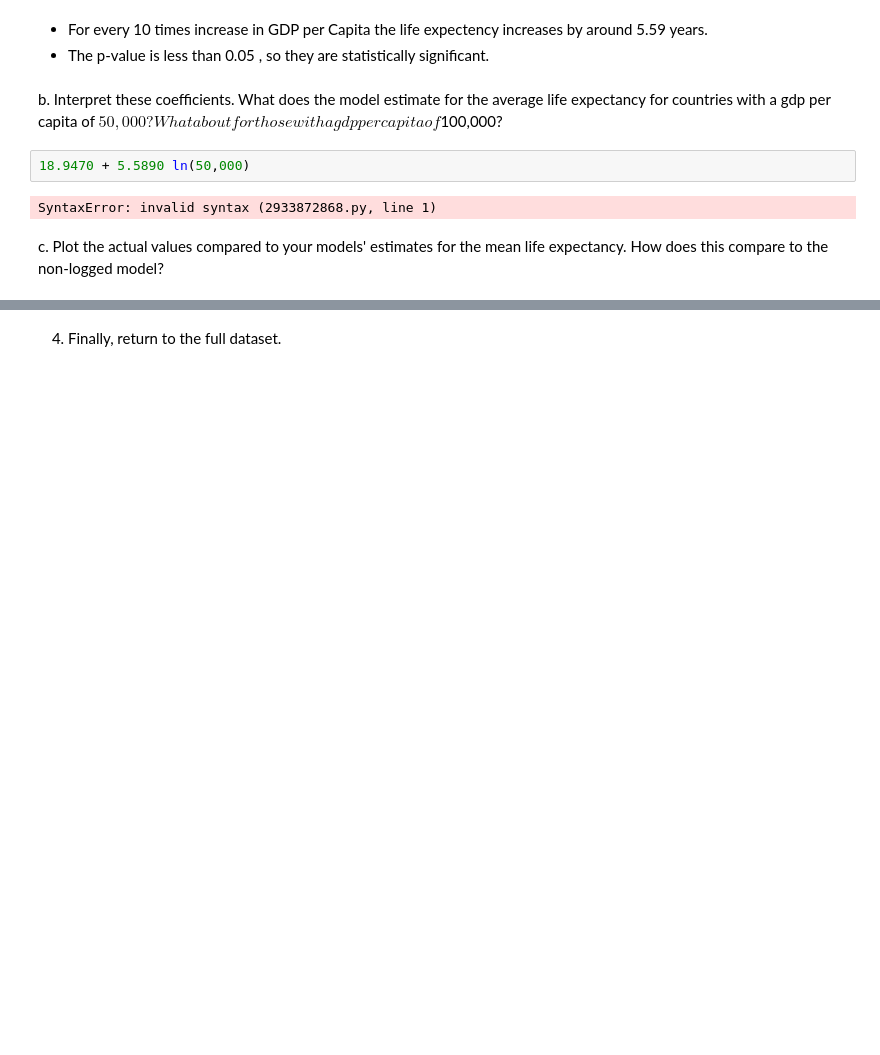
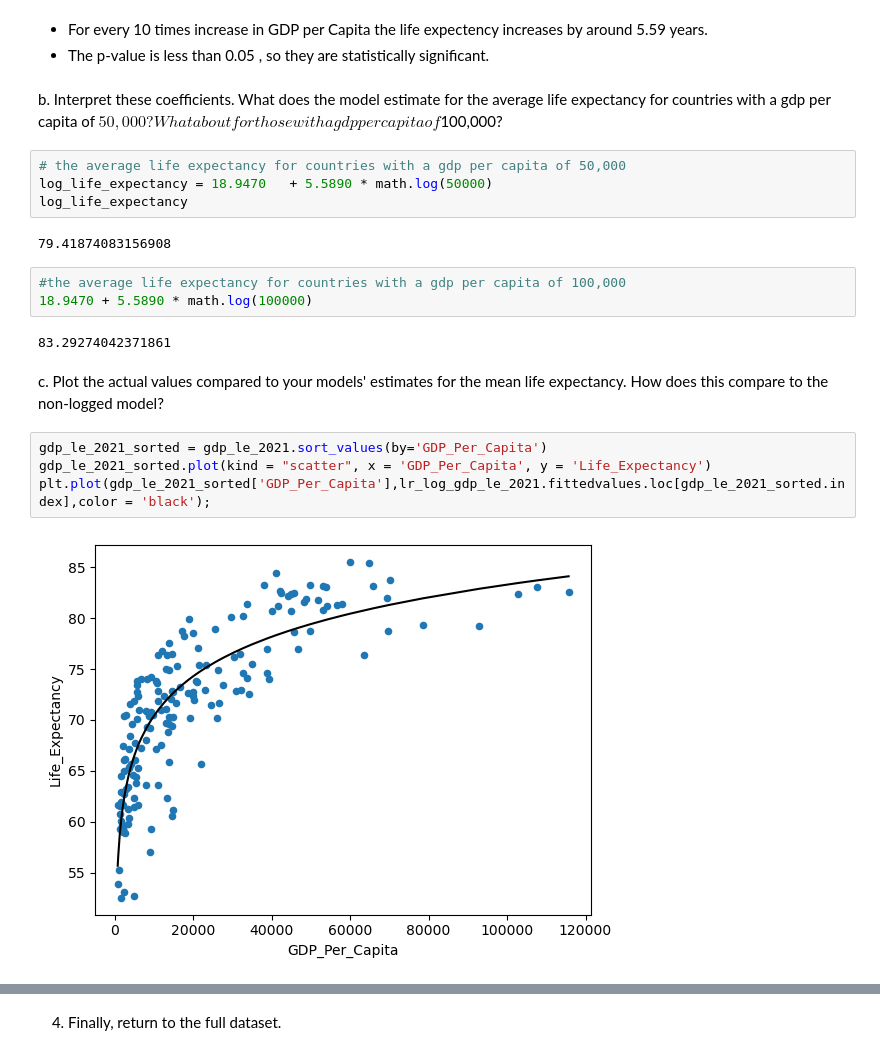
Before and after one commit to nss-data-science-cohort-9/un-linear-regression-ADoddala, a Jupyter notebook: notebooks/linear_regression_practice.ipynb, the cells around one changed output, grey strips where cells are left out. Cells and saved outputs as stored; diff of their text form; blank space fills up the shorter version.

```diff
--- a/notebooks/linear_regression_practice.ipynb
+++ b/notebooks/linear_regression_practice.ipynb
@@ -281,8 +282,21 @@ Notes:
 # %% [markdown]
 b. Interpret these coefficients. What does the model estimate for the average life expectancy for countries with a gdp per capita of $50,000? What about for those with a gdp per capita of $100,000?
 # %%
-18.9470	+ 5.5890 ln(50,000)
+# the average life expectancy for countries with a gdp per capita of 50,000
+log_life_expectancy = 18.9470	+ 5.5890 * math.log(50000)
+log_life_expectancy
 # %% [output]
-SyntaxError: invalid syntax (2933872868.py, line 1)
+79.41874083156908
+# %%
+#the average life expectancy for countries with a gdp per capita of 100,000
+18.9470	+ 5.5890 * math.log(100000)
+# %% [output]
+83.29274042371861
 # %% [markdown]
 c. Plot the actual values compared to your models' estimates for the mean life expectancy. How does this compare to the non-logged model?
+# %%
+gdp_le_2021_sorted = gdp_le_2021.sort_values(by='GDP_Per_Capita')
+gdp_le_2021_sorted.plot(kind = "scatter", x = 'GDP_Per_Capita', y = 'Life_Expectancy')
+plt.plot(gdp_le_2021_sorted['GDP_Per_Capita'],lr_log_gdp_le_2021.fittedvalues.loc[gdp_le_2021_sorted.index],color = 'black');
+# %% [output]
+[figure, added]
```
Also changed, not shown: parts of 9 cells of this notebook.
